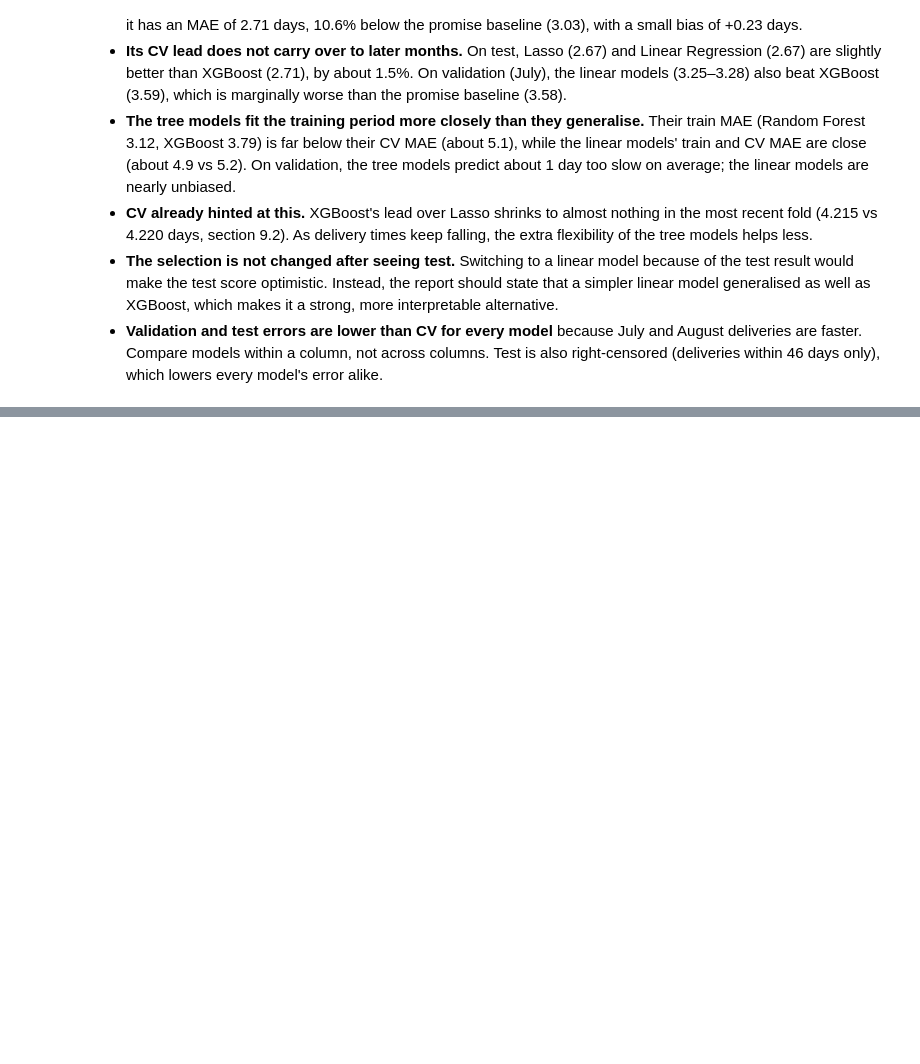
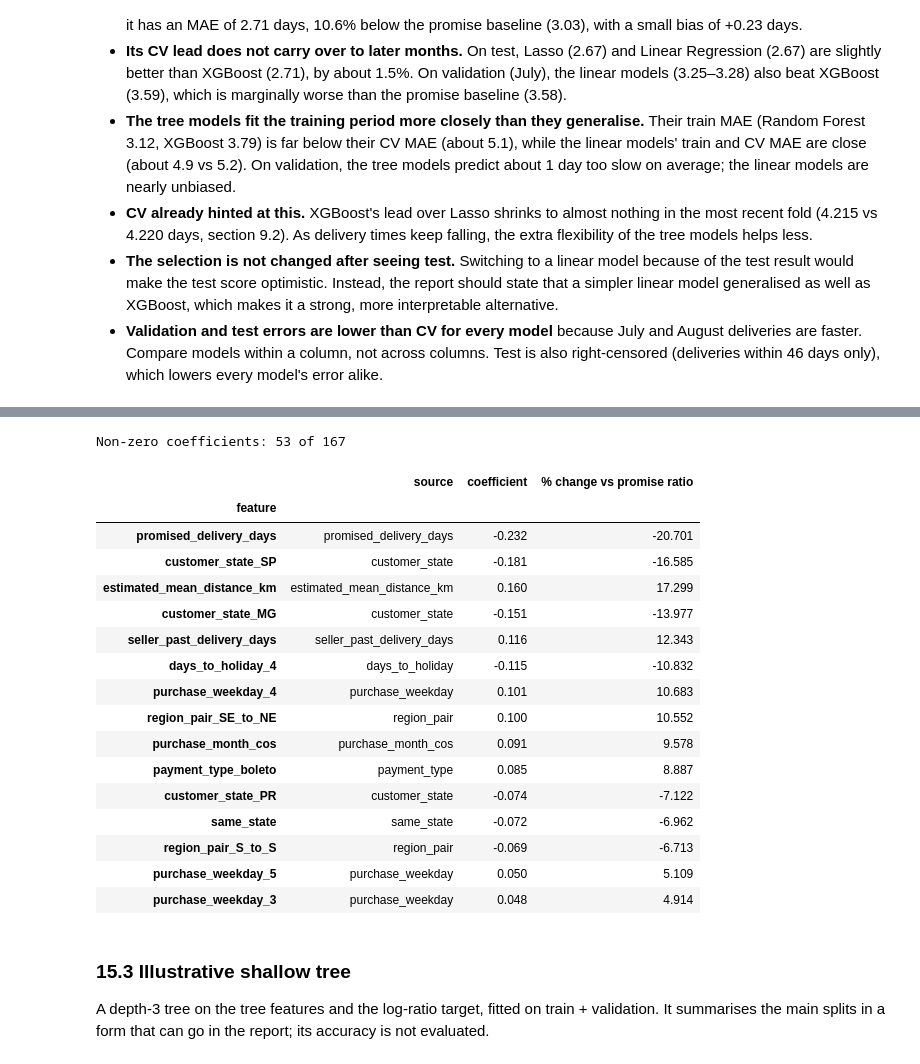
Before and after one commit to zhuamnq/Team2_IT5006_Ecommerce_Analytics_AY2627Sem1, a Jupyter notebook: notebooks/05_regression_delivery_time.ipynb, the cells around one changed output, grey strips where cells are left out. Cells and saved outputs as stored; diff of their text form; code cells hidden in the pictures; blank space fills up the shorter version.

```diff
--- a/notebooks/05_regression_delivery_time.ipynb
+++ b/notebooks/05_regression_delivery_time.ipynb
@@ -763,0 +994,42 @@ Final model (XGBoost (tuned)) on test: MAE 2.71 days, RMSE 3.88, R2 0.198, bias
+# %%
+from src.features import output_sources
+
+lasso_final = fitted_final["Lasso"]
+lasso_preprocessor = lasso_final.named_steps["preprocessor"]
+lasso_coefficients = pd.DataFrame({
+    "feature": lasso_preprocessor.get_feature_names_out(),
+    "source": output_sources(lasso_preprocessor),
+    "coefficient": lasso_final.named_steps["model"].coef_,
+})
+lasso_coefficients = lasso_coefficients[lasso_coefficients["coefficient"] != 0]
+lasso_coefficients["% change vs promise ratio"] = (np.exp(lasso_coefficients["coefficient"]) - 1) * 100
+
+print("Non-zero coefficients:", len(lasso_coefficients), "of", len(lasso_preprocessor.get_feature_names_out()))
+display(
+    lasso_coefficients.reindex(
+        lasso_coefficients["coefficient"].abs().sort_values(ascending=False).index
+    ).head(15).round(3).set_index("feature")
+)
+# %% [output]
+Non-zero coefficients: 53 of 167
+|  | source | coefficient | % change vs promise ratio |
+| feature |  |  |  |
+| promised_delivery_days | promised_delivery_days | -0.232 | -20.701 |
+| customer_state_SP | customer_state | -0.181 | -16.585 |
+| estimated_mean_distance_km | estimated_mean_distance_km | 0.160 | 17.299 |
+| customer_state_MG | customer_state | -0.151 | -13.977 |
+| seller_past_delivery_days | seller_past_delivery_days | 0.116 | 12.343 |
+| days_to_holiday_4 | days_to_holiday | -0.115 | -10.832 |
+| purchase_weekday_4 | purchase_weekday | 0.101 | 10.683 |
+| region_pair_SE_to_NE | region_pair | 0.100 | 10.552 |
+| purchase_month_cos | purchase_month_cos | 0.091 | 9.578 |
+| payment_type_boleto | payment_type | 0.085 | 8.887 |
+| customer_state_PR | customer_state | -0.074 | -7.122 |
+| same_state | same_state | -0.072 | -6.962 |
+| region_pair_S_to_S | region_pair | -0.069 | -6.713 |
+| purchase_weekday_5 | purchase_weekday | 0.050 | 5.109 |
+| purchase_weekday_3 | purchase_weekday | 0.048 | 4.914 |
+# %% [markdown]
+### 15.3 Illustrative shallow tree
+
+A depth-3 tree on the tree features and the log-ratio target, fitted on train + validation. It summarises the main splits in a form that can go in the report; its accuracy is not evaluated.
```
Also changed, not shown: parts of 23 cells of this notebook, 10 other files.
